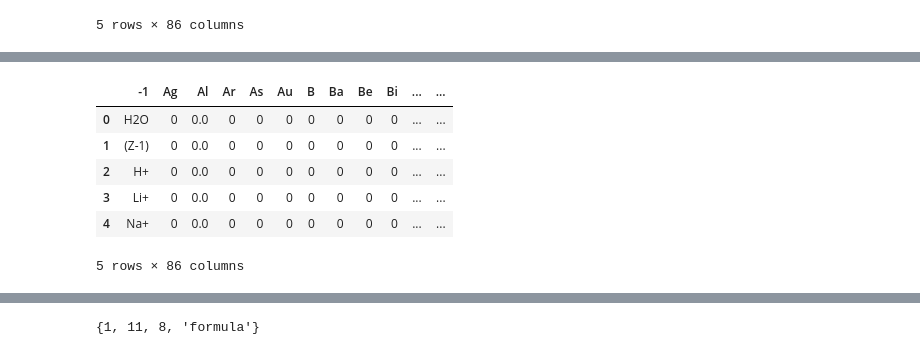
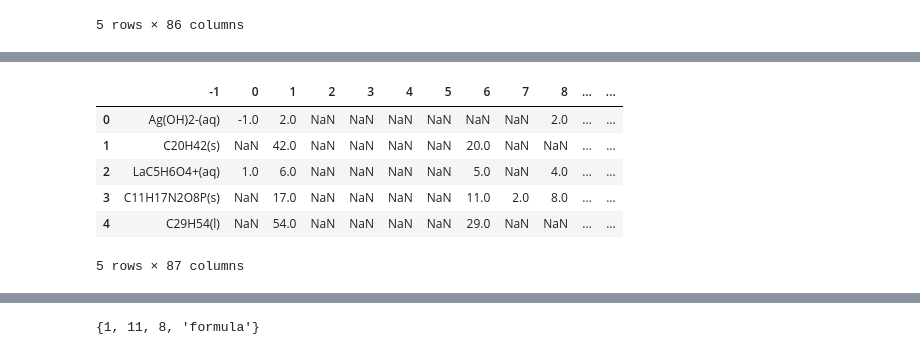
Before and after one commit to jydiw/alchemist, a Jupyter notebook: notebooks/A2_standard-thermodynamic-quantities_textbook-extraction.ipynb, the cells around one changed output, grey strips where cells are left out. Cells and saved outputs as stored; diff of their text form; code cells hidden in the pictures.

```diff
--- a/notebooks/A2_standard-thermodynamic-quantities_textbook-extraction.ipynb
+++ b/notebooks/A2_standard-thermodynamic-quantities_textbook-extraction.ipynb
@@ -283,0 +517,3 @@ def Z(symbol):
+# %%
+formulas = set(thermo_df['formula'])
+formulas
@@ -283,0 +538,3 @@ def Z(symbol):
+# %%
+stoich = pd.DataFrame(formulas)
+stoich.head()
@@ -283,0 +548,5 @@ def Z(symbol):
+# %%
+# naming the column -1 for now so we can sort them later
+
+stoich.columns = [-1]
+stoich.head()
@@ -283,0 +560,10 @@ def Z(symbol):
+# %%
+for i, f in enumerate(stoich[-1]):
+    try:
+        sub = Substance.from_formula(f)
+        for k, v in sub.composition.items():
+            stoich.at[i, k] = v
+    except:
+        pass
+
+stoich.head()
@@ -284,11 +578,11 @@ def Z(symbol):
 # %%
-stoich.rename(columns={'Z': 'e-'}, inplace=True)
+stoich = stoich[sorted(stoich.columns)]
 stoich.head()
 # %% [output]
-|  | -1 | Ag | Al | Ar | As | Au | B | Ba | Be | Bi | ... | ... |
-| 0 | H2O | 0 | 0.0 | 0 | 0 | 0 | 0 | 0 | 0 | 0 | ... | ... |
-| 1 | (Z-1) | 0 | 0.0 | 0 | 0 | 0 | 0 | 0 | 0 | 0 | ... | ... |
-| 2 | H+ | 0 | 0.0 | 0 | 0 | 0 | 0 | 0 | 0 | 0 | ... | ... |
-| 3 | Li+ | 0 | 0.0 | 0 | 0 | 0 | 0 | 0 | 0 | 0 | ... | ... |
-| 4 | Na+ | 0 | 0.0 | 0 | 0 | 0 | 0 | 0 | 0 | 0 | ... | ... |
+|  | -1 | 0 | 1 | 2 | 3 | 4 | 5 | 6 | 7 | 8 | ... | ... |
+| 0 | Ag(OH)2-(aq) | -1.0 | 2.0 | NaN | NaN | NaN | NaN | NaN | NaN | 2.0 | ... | ... |
+| 1 | C20H42(s) | NaN | 42.0 | NaN | NaN | NaN | NaN | 20.0 | NaN | NaN | ... | ... |
+| 2 | LaC5H6O4+(aq) | 1.0 | 6.0 | NaN | NaN | NaN | NaN | 5.0 | NaN | 4.0 | ... | ... |
+| 3 | C11H17N2O8P(s) | NaN | 17.0 | NaN | NaN | NaN | NaN | 11.0 | 2.0 | 8.0 | ... | ... |
+| 4 | C29H54(l) | NaN | 54.0 | NaN | NaN | NaN | NaN | 29.0 | NaN | NaN | ... | ... |
-5 rows × 86 columns
+5 rows × 87 columns
```
Also changed, not shown: parts of 163 cells of this notebook, 1 other file.
